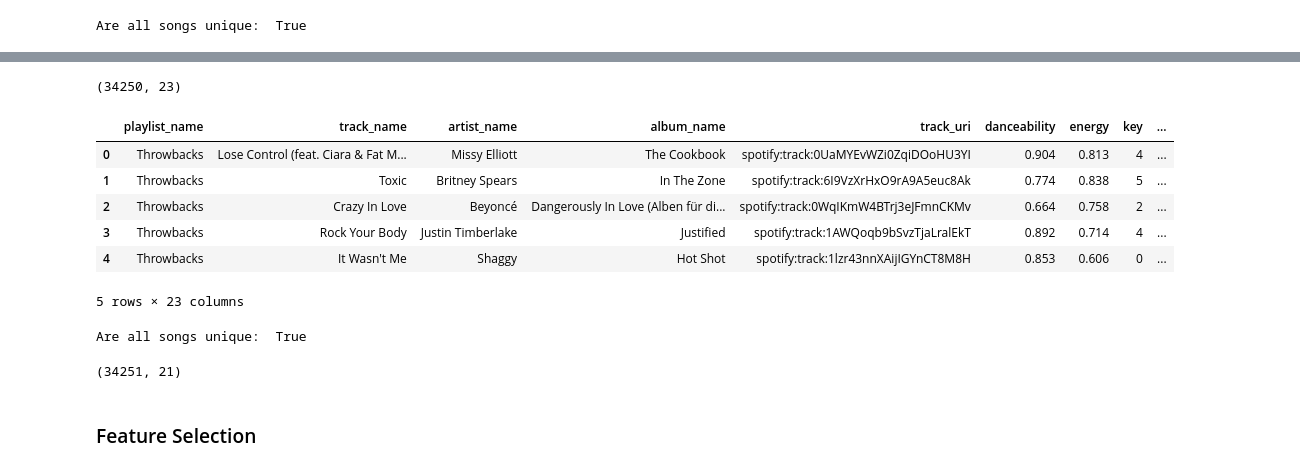
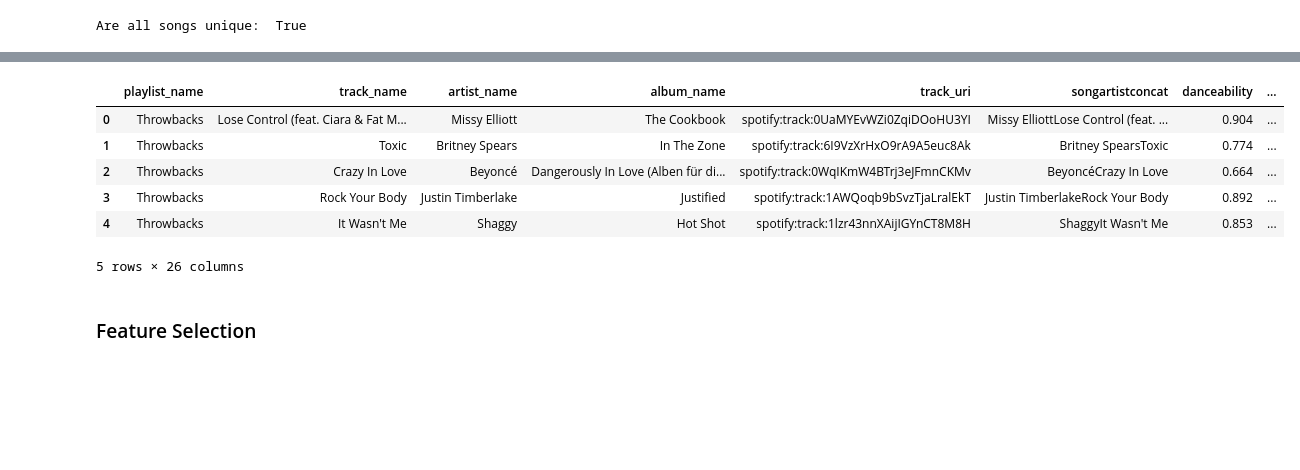
Before and after one commit to kangelaa/music-rec-system, a Jupyter notebook: pipeline1.ipynb, the cells around one changed output, grey strips where cells are left out. Cells and saved outputs as stored; diff of their text form; code cells hidden in the pictures; blank space fills up the shorter version.

```diff
--- a/pipeline1.ipynb
+++ b/pipeline1.ipynb
@@ -143,5 +149,5 @@ with open('output.csv', 'w', newline='', encoding='utf-8') as csv_file:
     writer.writeheader()
     writer.writerows(tracks)
 # %%
-df = pd.read_csv('output.csv')
+rawdf = pd.read_csv('output.csv')
 # %%
@@ -173,12 +179,12 @@ def drop_duplicates(df):
     Input: full dataframe of songs with possible duplicates
     Output: dataframe of songs with duplicates dropped
     '''
-    df['artists_song'] = df.apply(lambda row: row['artist_name']+row['track_name'],axis = 1)
-    return df.drop_duplicates('artists_song')
+    df['songartistconcat'] = df.apply(lambda row: row['artist_name']+row['track_name'],axis = 1)
+    return df.drop_duplicates('songartistconcat')
 
-df= drop_duplicates(df)
+rawdf= drop_duplicates(rawdf)
 
 #test
-print("Are all songs unique: ",len(pd.unique(df.artists_song))==len(df))
+print("Are all songs unique: ",len(pd.unique(rawdf.songartistconcat))==len(rawdf))
 # %% [output]
 Are all songs unique:  True
@@ -184,0 +218,30 @@ Are all songs unique:  True
+# %%
+#get 50 track_ids at a time for tracks(),
+fifty_uri_chunks = [track_uris[i:i + 50] for i in range(0, len(track_uris), 50)]
+
+misc_info = []
+
+for i, chunk in enumerate(fifty_uri_chunks):
+    chunk_tracks = sp.tracks(chunk)['tracks']
+    misc_info.extend(chunk_tracks)
+    print(chunk_tracks)
+    time.sleep(5)
+
+
+#print(misc_info.tail())
+misc_info=pd.DataFrame(list(map(dict,misc_info)))
+#from operator import itemgetter
+track_popularity=list(map(itemgetter(N),misc_info))
+track_popularity=misc_info["popularity"]
+artists=misc_info["artists"]
+artist_genres = []
+artist_popularity = []
+artist_ids = []
+for artist in artists:
+  #take main artist for each song
+  artist_ids.append(artist[0]["id"])
+
+artist_info=sp.artists(artist_ids)
+artist_info=pd.DataFrame(artist_info["artists"])
+artist_popularity=artist_info["popularity"]
+artist_genres=artist_info["genres"]
@@ -185 +250,4 @@ Are all songs unique:  True
+# %%
+#concatenate all the relevant columns together
+df_full = pd.concat([df_audio_features, artist_genres, artist_popularity], axis=1)
 # %%
@@ -297,25 +257,12 @@ KeyError: ignored
-# %%
-df_audio_features.shape
-# %% [output]
-(34250, 23)
 # %%
-df_audio_features.head()
+df_full.head()
 # %% [output]
-|  | playlist_name | track_name | artist_name | album_name | track_uri | danceability | energy | key | ... |
-| 0 | Throwbacks | Lose Control (feat. Ciara & Fat M... | Missy Elliott | The Cookbook | spotify:track:0UaMYEvWZi0ZqiDOoHU3YI | 0.904 | 0.813 | 4 | ... |
-| 1 | Throwbacks | Toxic | Britney Spears | In The Zone | spotify:track:6I9VzXrHxO9rA9A5euc8Ak | 0.774 | 0.838 | 5 | ... |
-| 2 | Throwbacks | Crazy In Love | Beyoncé | Dangerously In Love (Alben für di... | spotify:track:0WqIKmW4BTrj3eJFmnCKMv | 0.664 | 0.758 | 2 | ... |
-| 3 | Throwbacks | Rock Your Body | Justin Timberlake | Justified | spotify:track:1AWQoqb9bSvzTjaLralEkT | 0.892 | 0.714 | 4 | ... |
-| 4 | Throwbacks | It Wasn't Me | Shaggy | Hot Shot | spotify:track:1lzr43nnXAijIGYnCT8M8H | 0.853 | 0.606 | 0 | ... |
+|  | playlist_name | track_name | artist_name | album_name | track_uri | songartistconcat | danceability | ... |
+| 0 | Throwbacks | Lose Control (feat. Ciara & Fat M... | Missy Elliott | The Cookbook | spotify:track:0UaMYEvWZi0ZqiDOoHU3YI | Missy ElliottLose Control (feat. ... | 0.904 | ... |
+| 1 | Throwbacks | Toxic | Britney Spears | In The Zone | spotify:track:6I9VzXrHxO9rA9A5euc8Ak | Britney SpearsToxic | 0.774 | ... |
+| 2 | Throwbacks | Crazy In Love | Beyoncé | Dangerously In Love (Alben für di... | spotify:track:0WqIKmW4BTrj3eJFmnCKMv | BeyoncéCrazy In Love | 0.664 | ... |
+| 3 | Throwbacks | Rock Your Body | Justin Timberlake | Justified | spotify:track:1AWQoqb9bSvzTjaLralEkT | Justin TimberlakeRock Your Body | 0.892 | ... |
+| 4 | Throwbacks | It Wasn't Me | Shaggy | Hot Shot | spotify:track:1lzr43nnXAijIGYnCT8M8H | ShaggyIt Wasn't Me | 0.853 | ... |
-5 rows × 23 columns
+5 rows × 26 columns
-# %%
-df_audio_features= drop_duplicates(df_audio_features)
-print("Are all songs unique: ",len(pd.unique(df_audio_features.artists_song))==len(df_audio_features))
-# %% [output]
-Are all songs unique:  True
-# %%
-df_audio_features.shape
-# %% [output]
-(34251, 21)
 # %% [markdown]
 ### Feature Selection
```
Also changed, not shown: parts of 45 cells of this notebook.
